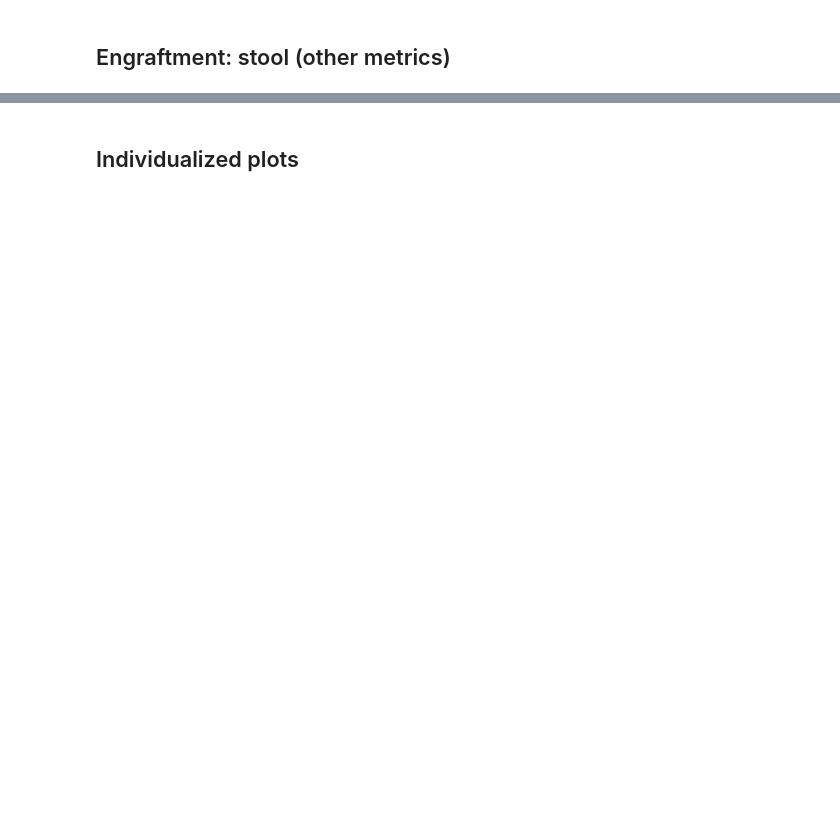
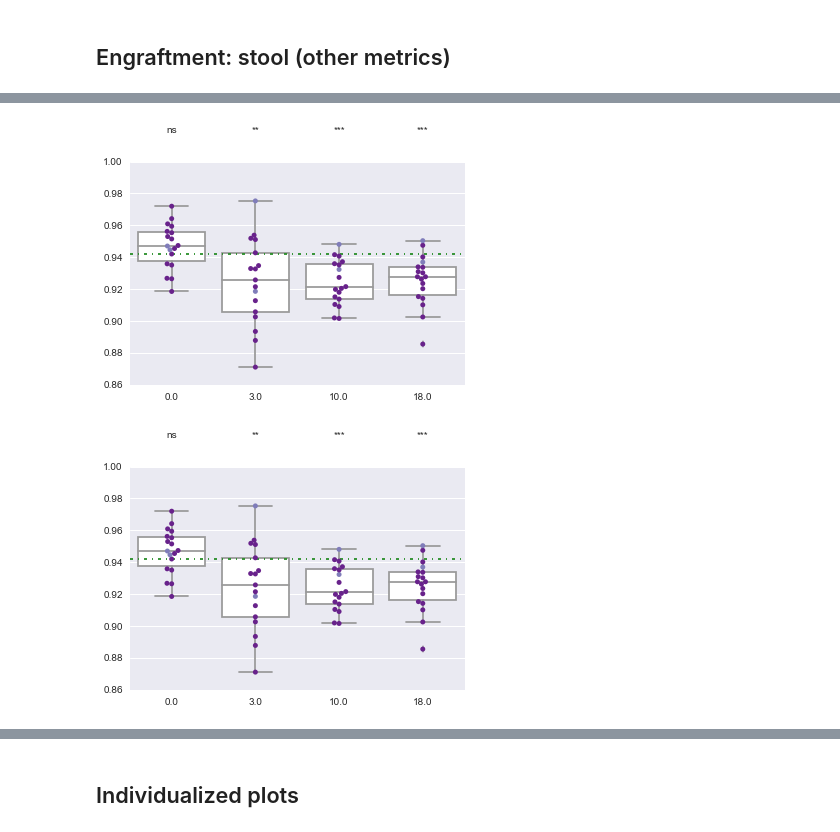
Before and after one commit to khemlalnirmalkar/autism-fmt1, a Jupyter notebook: engraftment.ipynb, the cells around one changed output, grey strips where cells are left out. Cells and saved outputs as stored; diff of their text form; code cells hidden in the pictures; blank space fills up the shorter version.

```diff
--- a/engraftment.ipynb
+++ b/engraftment.ipynb
@@ -188,5 +179,8 @@ asd.plot_week_data_with_stats(sample_md, sample_type='stool',
 # %%
 asd.plot_week_data_with_stats(sample_md, sample_type='stool',
                           metric='Jaccard to most relevant donor', hue='responder', one_tailed=True,
-                          hide_donor_baseline=True)
+                          hide_donor_baseline=True, hide_control_baseline=True, dm=bj_dm)
+# %% [output]
+[figure, added]
+[figure, added]
 # %%
```
Also changed, not shown: parts of 17 cells of this notebook, 4 other files.
